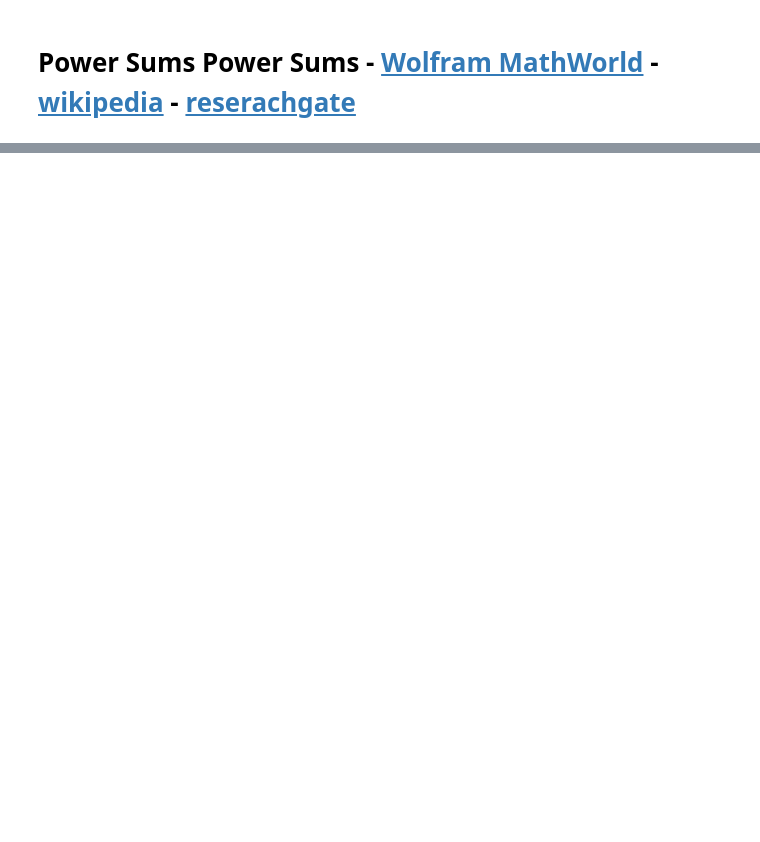
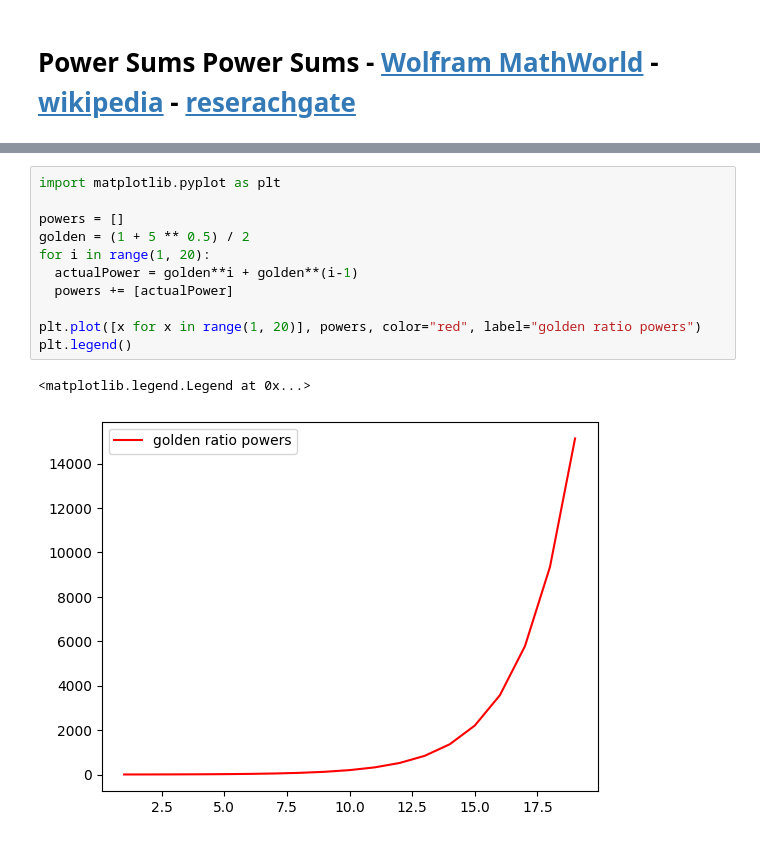
Before and after one commit to 7BatStrokes/AlgorithmsUN2023I, a Jupyter notebook: LAB5/ArithmeticSeriesGeometricSeriesPowerSums.ipynb, the cells around one changed output, grey strips where cells are left out. Saved outputs shown, nothing was run; the diff lists cells and outputs as text; blank space fills up the shorter version.

```diff
--- a/LAB5/ArithmeticSeriesGeometricSeriesPowerSums.ipynb
+++ b/LAB5/ArithmeticSeriesGeometricSeriesPowerSums.ipynb
@@ -440,0 +525,14 @@ $$
+# %%
+import matplotlib.pyplot as plt
+
+powers = []
+golden = (1 + 5 ** 0.5) / 2
+for i in range(1, 20):
+  actualPower = golden**i + golden**(i-1)
+  powers += [actualPower]
+
+plt.plot([x for x in range(1, 20)], powers, color="red", label="golden ratio powers")
+plt.legend()
+# %% [output]
+<matplotlib.legend.Legend at 0x...>
+[figure, added]
```
Also changed, not shown: parts of 6 cells of this notebook.
